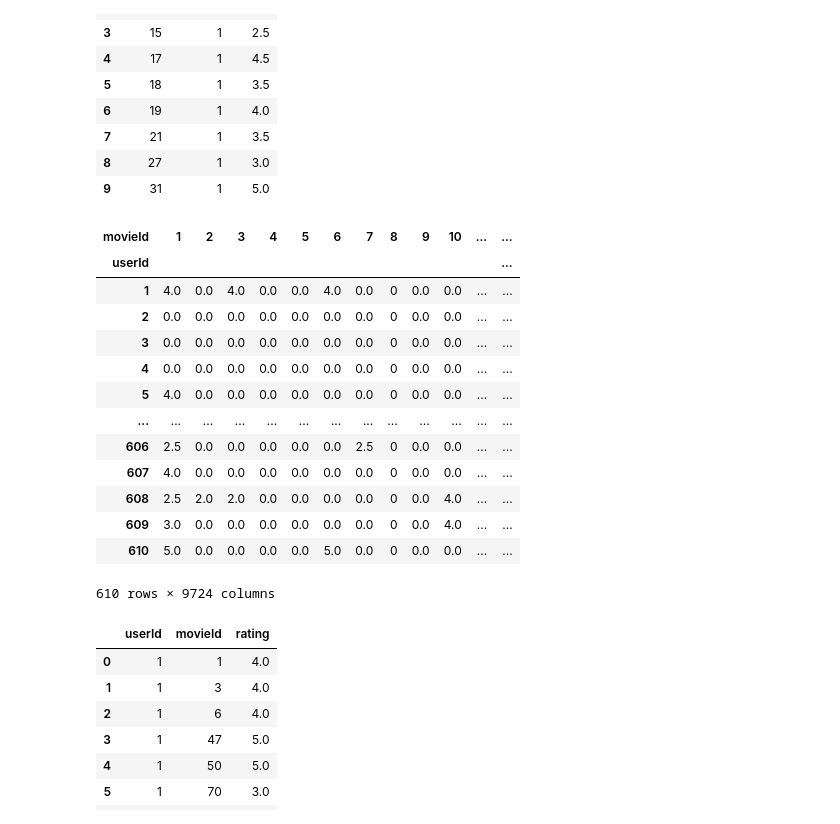
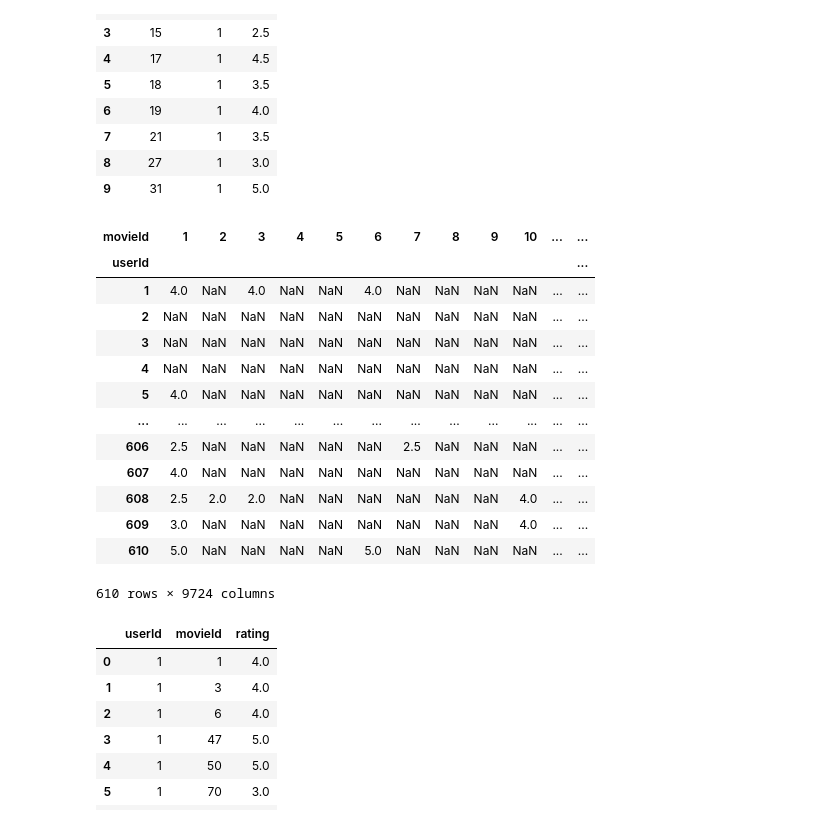
Before and after one commit to childhoodisend/ML, a Jupyter notebook: cluster/cluster.ipynb, the cells around one changed output. Cells and saved outputs as stored; diff of their text form; code cells hidden in the pictures.

```diff
--- a/cluster/cluster.ipynb
+++ b/cluster/cluster.ipynb
@@ -2,9 +2,9 @@
 import pandas as pd
 from sklearn.cluster import KMeans
 # %%
-movies = pd.read_csv('/home/pahpan/Rep/ML/data/movies.csv')
-ratings = pd.read_csv('/home/pahpan/Rep/ML/data/ratings.csv')
-tags = pd.read_csv('/home/pahpan/Rep/ML/data/tags.csv')
+movies = pd.read_csv('/home/pahpan/Rep/ML/cluster/data/movies.csv')
+ratings = pd.read_csv('/home/pahpan/Rep/ML/cluster/data/ratings.csv')
+tags = pd.read_csv('/home/pahpan/Rep/ML/cluster/data/tags.csv')
 # %%
 movies.head(5)
 # %% [output]
@@ -126,22 +126,22 @@ data.head(10)
 | 8 | 27 | 1 | 3.0 |
 | 9 | 31 | 1 | 5.0 |
 # %%
-data_table = pd.pivot_table(data, index='userId', columns='movieId', values='rating', fill_value=0.0)
+data_table = pd.pivot_table(data, index='userId', columns='movieId', values='rating')
 data_table
 # %% [output]
 | movieId | 1 | 2 | 3 | 4 | 5 | 6 | 7 | 8 | 9 | 10 | ... | ... |
 | userId |  |  |  |  |  |  |  |  |  |  |  | ... |
-| 1 | 4.0 | 0.0 | 4.0 | 0.0 | 0.0 | 4.0 | 0.0 | 0 | 0.0 | 0.0 | ... | ... |
-| 2 | 0.0 | 0.0 | 0.0 | 0.0 | 0.0 | 0.0 | 0.0 | 0 | 0.0 | 0.0 | ... | ... |
-| 3 | 0.0 | 0.0 | 0.0 | 0.0 | 0.0 | 0.0 | 0.0 | 0 | 0.0 | 0.0 | ... | ... |
-| 4 | 0.0 | 0.0 | 0.0 | 0.0 | 0.0 | 0.0 | 0.0 | 0 | 0.0 | 0.0 | ... | ... |
-| 5 | 4.0 | 0.0 | 0.0 | 0.0 | 0.0 | 0.0 | 0.0 | 0 | 0.0 | 0.0 | ... | ... |
+| 1 | 4.0 | NaN | 4.0 | NaN | NaN | 4.0 | NaN | NaN | NaN | NaN | ... | ... |
+| 2 | NaN | NaN | NaN | NaN | NaN | NaN | NaN | NaN | NaN | NaN | ... | ... |
+| 3 | NaN | NaN | NaN | NaN | NaN | NaN | NaN | NaN | NaN | NaN | ... | ... |
+| 4 | NaN | NaN | NaN | NaN | NaN | NaN | NaN | NaN | NaN | NaN | ... | ... |
+| 5 | 4.0 | NaN | NaN | NaN | NaN | NaN | NaN | NaN | NaN | NaN | ... | ... |
 | ... | ... | ... | ... | ... | ... | ... | ... | ... | ... | ... | ... | ... |
-| 606 | 2.5 | 0.0 | 0.0 | 0.0 | 0.0 | 0.0 | 2.5 | 0 | 0.0 | 0.0 | ... | ... |
-| 607 | 4.0 | 0.0 | 0.0 | 0.0 | 0.0 | 0.0 | 0.0 | 0 | 0.0 | 0.0 | ... | ... |
-| 608 | 2.5 | 2.0 | 2.0 | 0.0 | 0.0 | 0.0 | 0.0 | 0 | 0.0 | 4.0 | ... | ... |
-| 609 | 3.0 | 0.0 | 0.0 | 0.0 | 0.0 | 0.0 | 0.0 | 0 | 0.0 | 4.0 | ... | ... |
-| 610 | 5.0 | 0.0 | 0.0 | 0.0 | 0.0 | 5.0 | 0.0 | 0 | 0.0 | 0.0 | ... | ... |
+| 606 | 2.5 | NaN | NaN | NaN | NaN | NaN | 2.5 | NaN | NaN | NaN | ... | ... |
+| 607 | 4.0 | NaN | NaN | NaN | NaN | NaN | NaN | NaN | NaN | NaN | ... | ... |
+| 608 | 2.5 | 2.0 | 2.0 | NaN | NaN | NaN | NaN | NaN | NaN | 4.0 | ... | ... |
+| 609 | 3.0 | NaN | NaN | NaN | NaN | NaN | NaN | NaN | NaN | 4.0 | ... | ... |
+| 610 | 5.0 | NaN | NaN | NaN | NaN | 5.0 | NaN | NaN | NaN | NaN | ... | ... |
 610 rows × 9724 columns
 # %%
 ratings.head(10)
```
Also changed, not shown: parts of 12 cells of this notebook.
